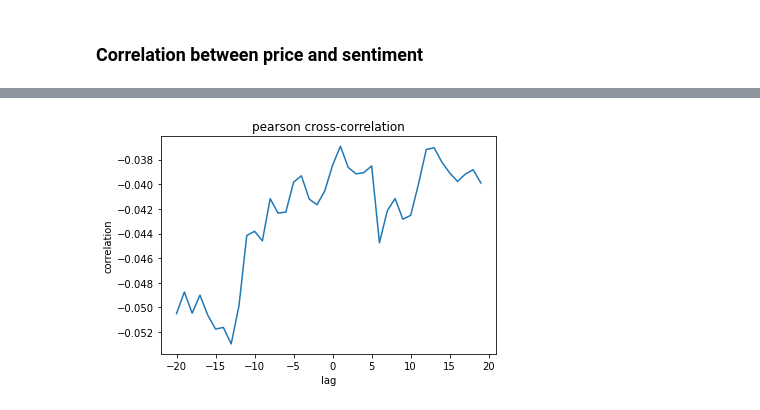
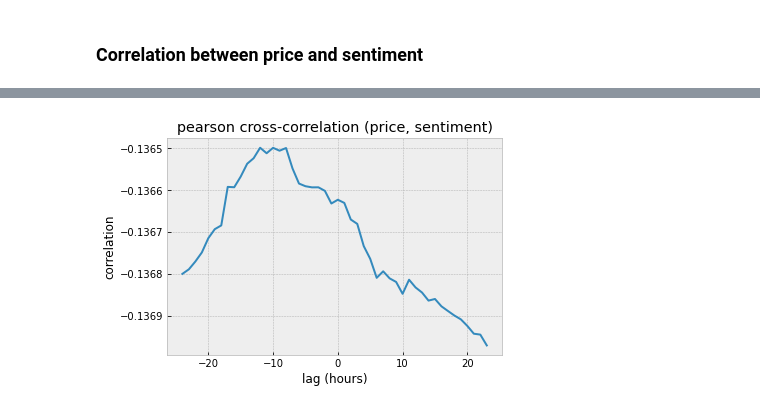
Before and after one commit to vucinatim/UI-2022, a Jupyter notebook: tweet_sentiment_prediction/data_analysis.ipynb, the cells around one changed output, grey strips where cells are left out. Drawn from its saved outputs; the diff is of its cells as text; code cells hidden in the pictures.

```diff
--- a/tweet_sentiment_prediction/data_analysis.ipynb
+++ b/tweet_sentiment_prediction/data_analysis.ipynb
@@ -102,0 +6,18 @@ memory usage: 296.5 MB
+# %%
+tweet_hourly_data = pd.read_csv('./data/tweets_hourly_2018-2022.csv')
+btc_hourly_data = pd.read_csv('./data/btc_hourly_2018-2022.csv')
+
+tweet_hourly_data['timestamp'] = pd.to_datetime(tweet_hourly_data['timestamp'], utc=True)
+tweet_hourly_data['timestamp'] = tweet_hourly_data['timestamp'].dt.tz_localize(None)
+
+btc_hourly_data['timestamp'] = pd.to_datetime(btc_hourly_data['timestamp'], utc=True)
+btc_hourly_data['timestamp'] = btc_hourly_data['timestamp'].dt.tz_localize(None)
+
+tweet_hourly_data.set_index('timestamp', inplace=True)
+btc_hourly_data.set_index('timestamp', inplace=True)
+
+tweet_hourly_data.sort_index(inplace=True)
+btc_hourly_data.sort_index(inplace=True)
+
+print(tweet_hourly_data.head(2))
+print(btc_hourly_data.head(2))
@@ -115,0 +40,7 @@ btc_grouped = btc.resample('1h')['Close'].mean()
+# %%
+start = max(tweet_hourly_data.index.min().replace(tzinfo=None), btc_hourly_data.index.min().replace(tzinfo=None))
+end = min(tweet_hourly_data.index.max().replace(tzinfo=None), btc_hourly_data.index.max().replace(tzinfo=None))
+tweet_hourly_data = tweet_hourly_data[start:end]
+btc_hourly_data = btc_hourly_data[start:end]
+
+print(f"Showing data from {start}-{end}")
@@ -116,9 +62,3 @@ btc_grouped = btc.resample('1h')['Close'].mean()
 # %%
 def crosscorr(datax, datay, lag=0, method="pearson"):
-    return datax.corrwith(datay.shift(lag), method=method)['score']
-
-
-start = max(tweets_grouped.index.min().replace(tzinfo=None), btc_grouped.index.min())
-end = min(tweets_grouped.index.max().replace(tzinfo=None), btc_grouped.index.max())
-tweets_grouped = tweets_grouped[start:end]
-btc_grouped = btc_grouped[start:end]
+    return datax.corrwith(datay.shift(lag), method=method)
@@ -138,9 +65,13 @@ plt.show()
+# %%
+tweet_scores = tweet_hourly_data[['score']]
+btc_price = btc_hourly_data[['close']]
+btc_price = btc_price.set_axis(tweet_scores.columns, axis='columns', inplace=False)
 # %%
-xcov = [crosscorr(tweets_grouped, btc_grouped, lag=i, method="pearson") for i in range(-20,20)]
-plt.plot(range(-20,20), xcov)
-plt.title("pearson cross-correlation")
-plt.xlabel("lag")
+xcov = [crosscorr(tweet_scores, btc_price, lag=i, method="pearson") for i in range(-24,24)]
+plt.plot(range(-24,24), xcov)
+plt.title("pearson cross-correlation (price, sentiment)")
+plt.xlabel("lag (hours)")
 plt.ylabel("correlation")
 plt.show()
 # %% [output]
-[figure, old version]
+[figure, new version]
```
Also changed, not shown: parts of 18 cells of this notebook, 19 other files.
